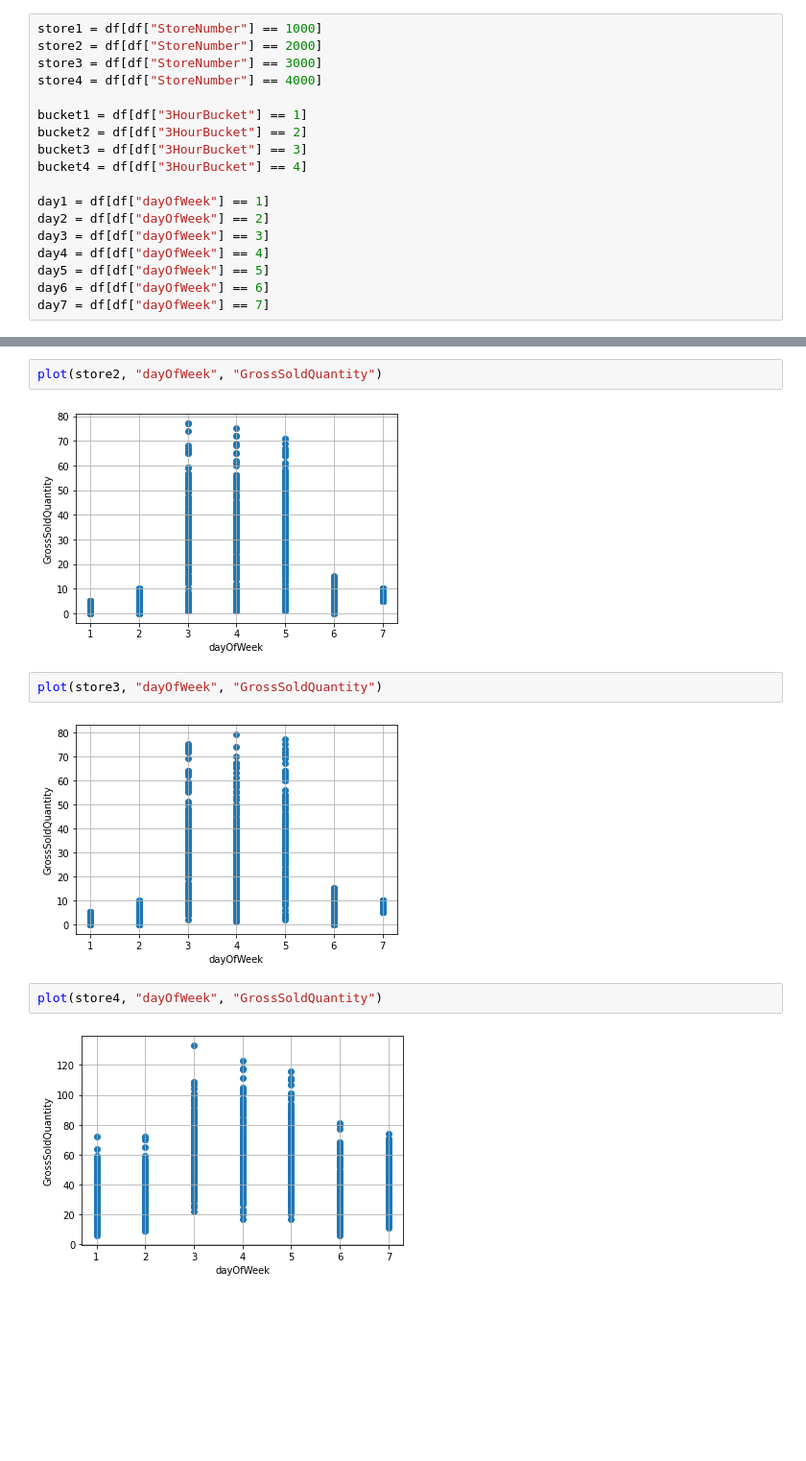
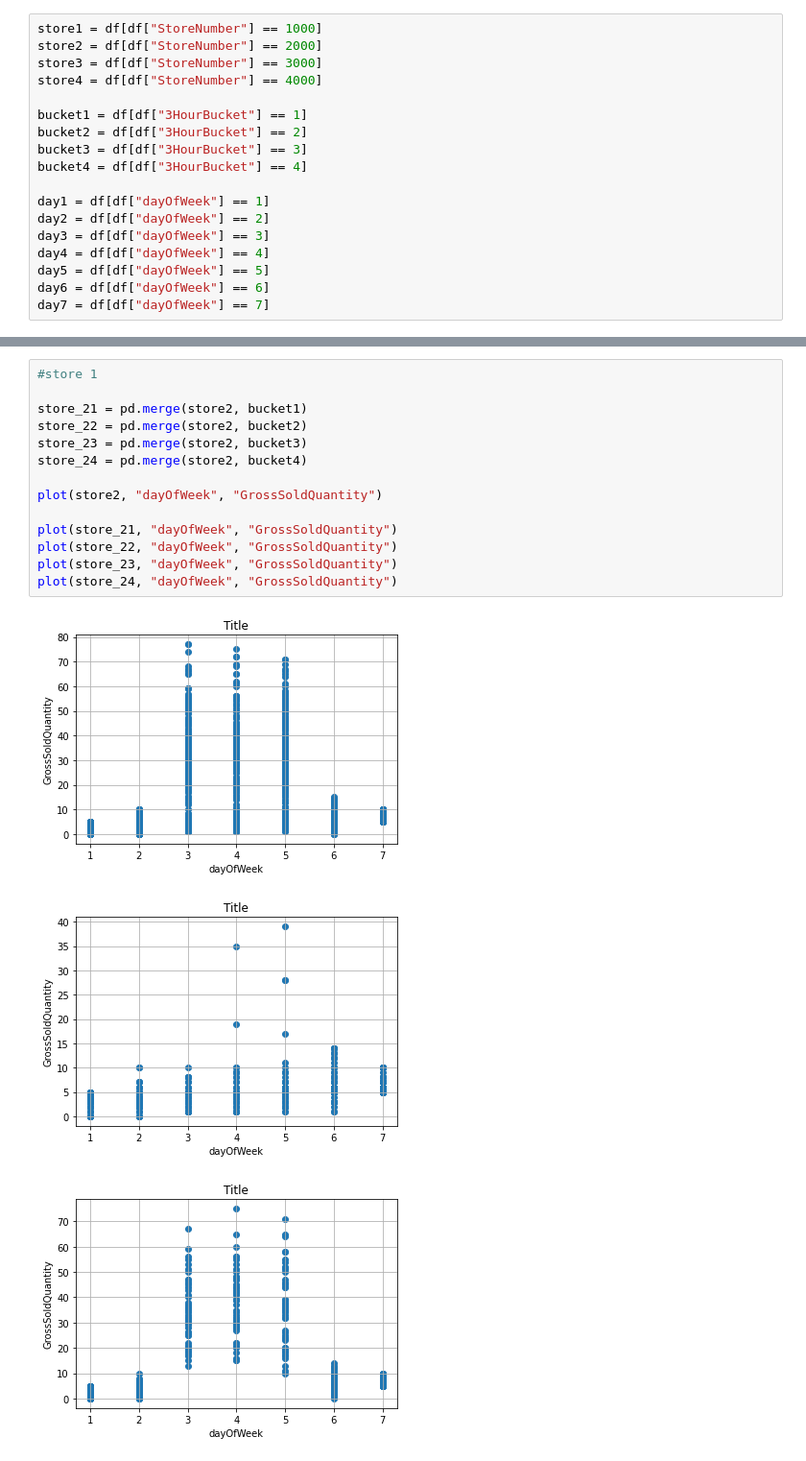
Before and after one commit to rhuckleberry/Datathon2021, a Jupyter notebook: Chevron_2021_Datathon_Challenge/filesForStartOfDatathon/Chevron_Hotdog_Model.ipynb, the cells around one changed output, grey strips where cells are left out. Shown: that part at 96% size. Saved outputs shown, nothing was run; the diff lists cells and outputs as text; blank space fills up the shorter version.

```diff
--- a/Chevron_2021_Datathon_Challenge/filesForStartOfDatathon/Chevron_Hotdog_Model.ipynb
+++ b/Chevron_2021_Datathon_Challenge/filesForStartOfDatathon/Chevron_Hotdog_Model.ipynb
@@ -87,12 +104,18 @@ plot(store1, "dayOfWeek", "GrossSoldQuantity")
-# %%
-plot(store2, "dayOfWeek", "GrossSoldQuantity")
-# %% [output]
-[figure, removed]
-# %%
-plot(store3, "dayOfWeek", "GrossSoldQuantity")
-# %% [output]
-[figure, removed]
-# %%
-plot(store4, "dayOfWeek", "GrossSoldQuantity")
-# %% [output]
-[figure, removed]
+# %%
+#store 1
+
+store_21 = pd.merge(store2, bucket1)
+store_22 = pd.merge(store2, bucket2)
+store_23 = pd.merge(store2, bucket3)
+store_24 = pd.merge(store2, bucket4)
+
+plot(store2, "dayOfWeek", "GrossSoldQuantity")
+
+plot(store_21, "dayOfWeek", "GrossSoldQuantity")
+plot(store_22, "dayOfWeek", "GrossSoldQuantity")
+plot(store_23, "dayOfWeek", "GrossSoldQuantity")
+plot(store_24, "dayOfWeek", "GrossSoldQuantity")
+# %% [output]
+[figure, added]
+[figure, added]
+[figure, added]
```
Also changed, not shown: parts of 18 cells of this notebook.
